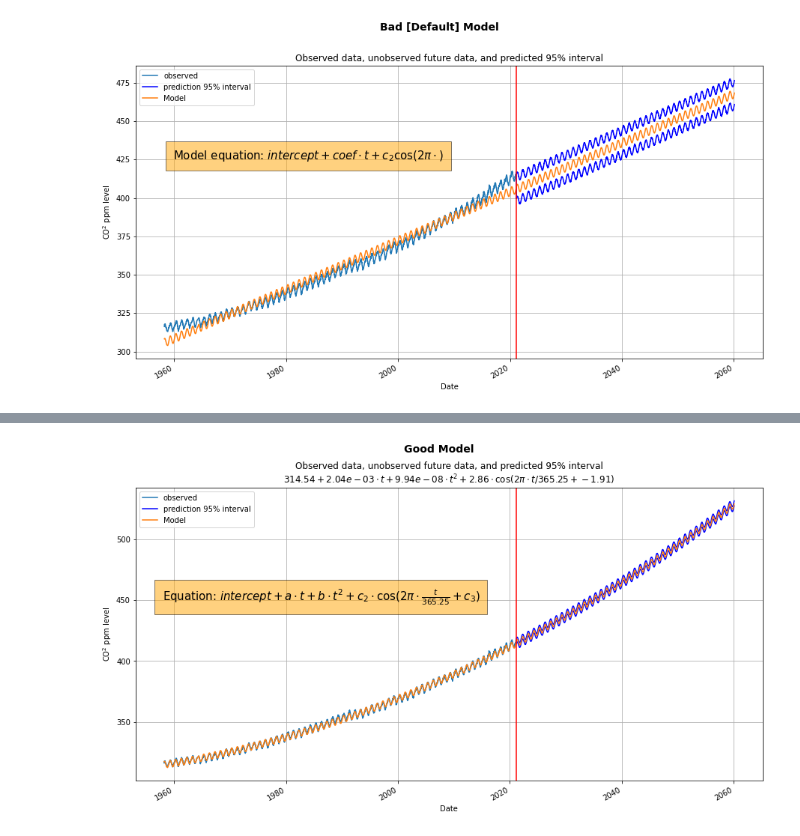
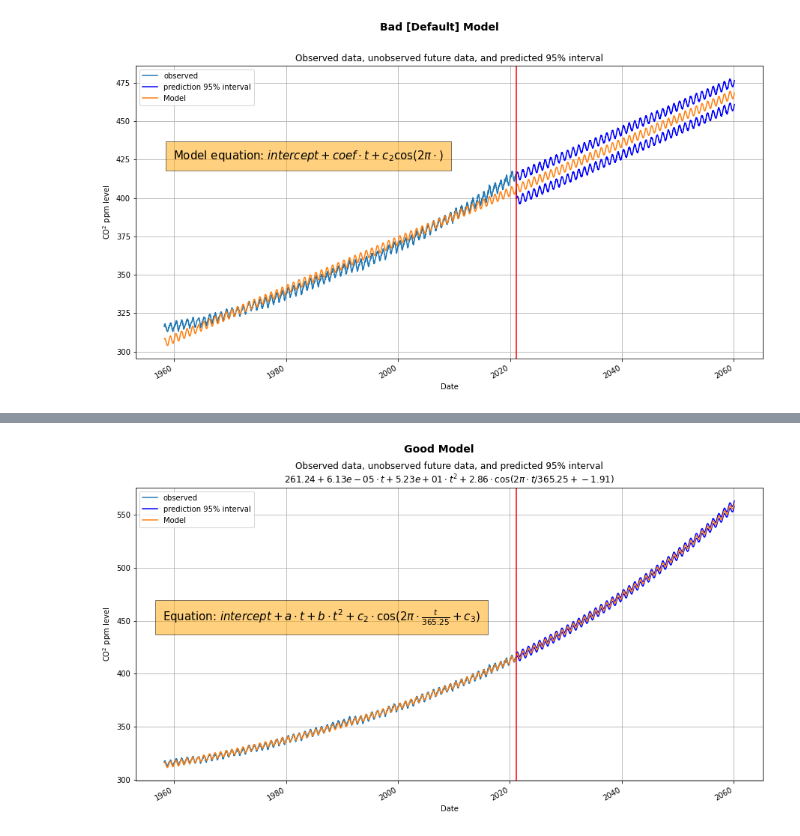
Before and after one commit to Inventrohyder/cs146, a Jupyter notebook: Assignments/final-project/notebook.ipynb, the cells around one changed output, grey strips where cells are left out. Saved outputs shown, nothing was run; the diff lists cells and outputs as text; code cells hidden in the pictures.

Commit message:
✨ feat: try an exponential model

```diff
--- a/Assignments/final-project/notebook.ipynb
+++ b/Assignments/final-project/notebook.ipynb
@@ -332,6 +336,7 @@ Wall time: 7.29 s
 good_intercept = get_parameter('intercept', good_results)
 good_a = get_parameter('a', good_results)
 good_b = get_parameter('b', good_results)
+good_c = get_parameter('c', good_results)
 good_c2 = get_parameter('c2', good_results)
 good_c3 = get_parameter('c3', good_results)
 # %%
@@ -353,35 +358,35 @@ ax.plot(
     future_dates,
     np.concatenate((df['level_ppm'][-1:], good_prediction_interval[0,1:])),
     'b-', label='prediction 95% interval')
 ax.plot(
     future_dates,
     np.concatenate((df['level_ppm'][-1:], good_prediction_interval[1,1:])),
     'b-')
 
 # Model
-model_predictions =  good_intercept + good_a * to_predict + good_b * to_predict**2 + good_c2 * np.cos(2 * np.pi * to_predict / 365.25 + good_c3)
+model_predictions =  good_intercept + good_a * to_predict + good_b * np.exp(good_c*to_predict*0.0001) + good_c2 * np.cos(2 * np.pi * to_predict / 365.25 + good_c3)
 ax.plot(to_predict_dates, model_predictions, label="Model")
 
 # Last observed date line
 ax.axvline(max(df['date']), color='red')
 ax.set_xlabel('Date')
 ax.set_ylabel('CO$^2$ ppm level')
 ax.legend()
 ax.set_title(
     'Observed data, unobserved future data, and predicted 95% interval\n'\
     +f'${round(good_intercept, 2)} + {format(good_a, ".2e")} \cdot t +$' \
     +f'${format(good_b, ".2e")} \cdot t^{2} + {round(good_c2,2)} \cdot \cos(2 \pi \cdot t/365.25 + {round(good_c3, 2)})$'
 )
 ax.text(
     date(1957, 12, 1),
     450,
     r'Equation: $intercept + a \cdot t + b \cdot t^{2} + c_2 \cdot \cos(2 \pi \cdot \frac{t}{365.25} + c_3$)',
     fontsize=15, bbox={'facecolor': 'orange', 'alpha': 0.5, 'pad': 10}
 )
 plt.savefig('good_model.png')
 plt.show()
 # %% [output]
-[figure, old version]
+[figure, new version]
 # %%
 # Plot sample autocorrelation for each parameter.
 def plot_acf(x):
```
Also changed, not shown: parts of 6 cells of this notebook.
